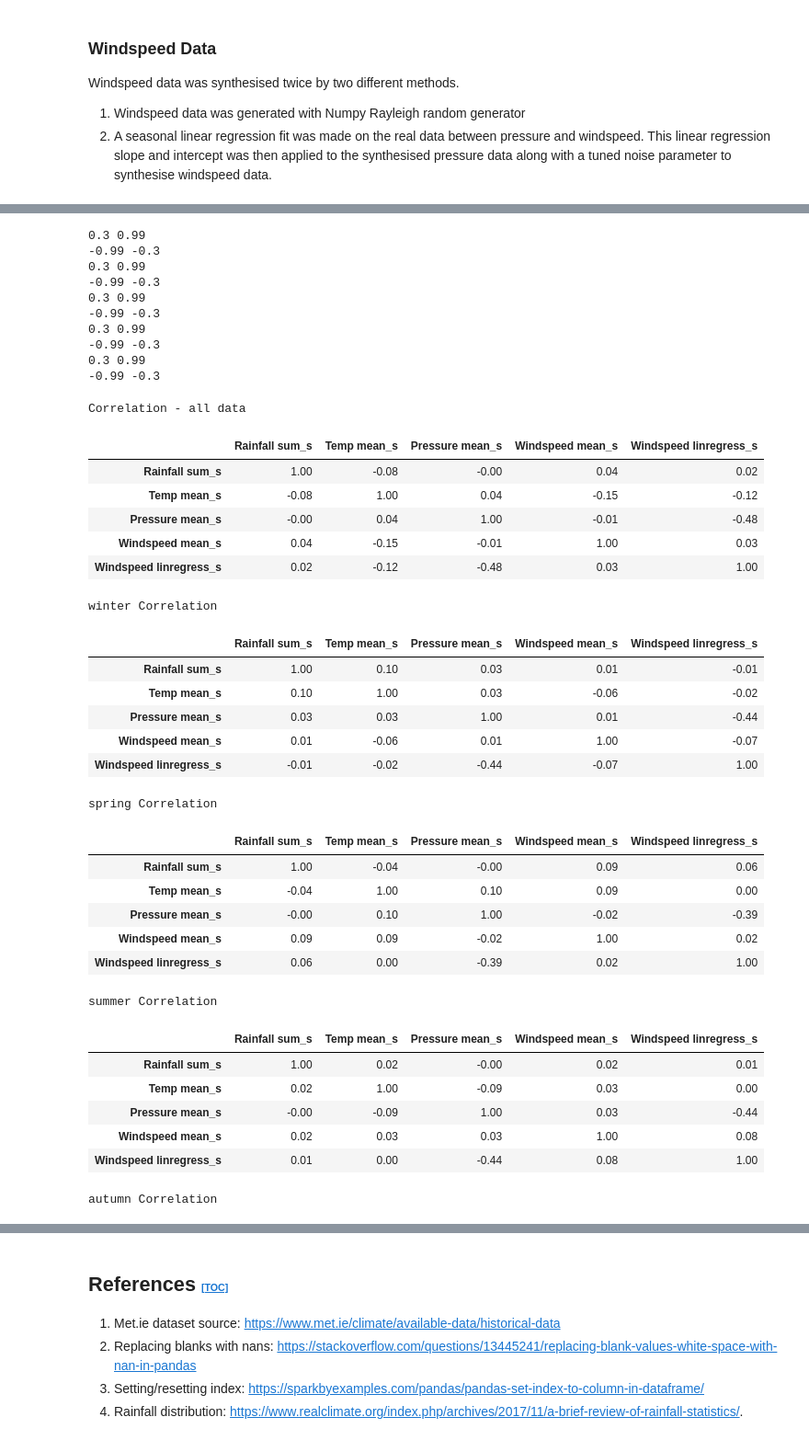
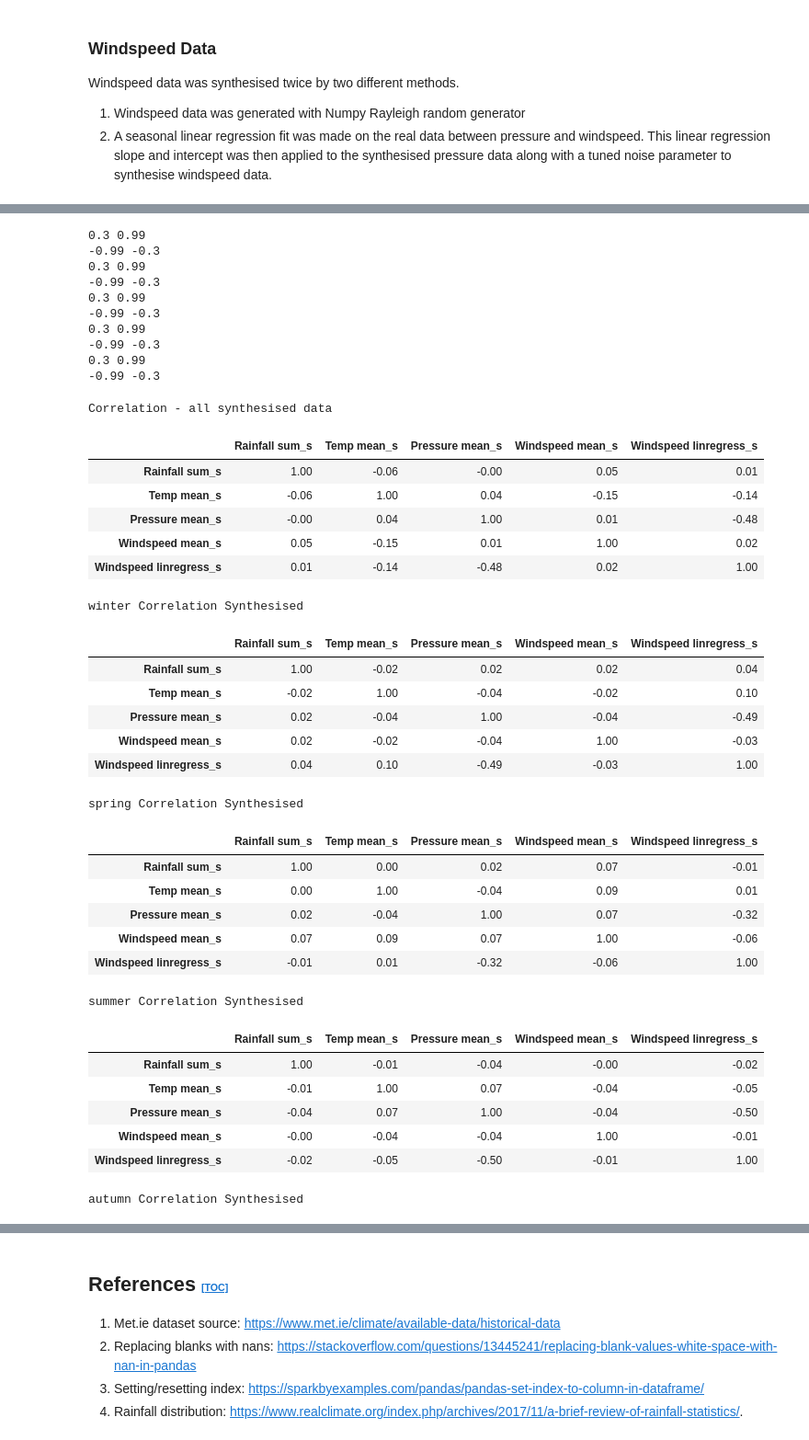
Before and after one commit to Eilis9/PfDA_Project1, a Jupyter notebook: met_athenry.ipynb, the cells around one changed output, grey strips where cells are left out. Shown at 92% size. Saved outputs shown, nothing was run; the diff lists cells and outputs as text; code cells hidden in the pictures.

```diff
--- a/met_athenry.ipynb
+++ b/met_athenry.ipynb
@@ -609,7 +609,7 @@ for i, season in enumerate(class_names):
   axs[ax_list[i]].plot(mydata_agg_i['Pressure mean'], res_ws.intercept + res_ws.slope*mydata_agg_i['Pressure mean'], 'r', label='linear fitted line')
   axs[ax_list[i]].set_ylabel("Mean windspeed (Kts)")
   axs[ax_list[i]].set_xlabel("Mean Pressure (hPa)")
-  axs[ax_list[i]].set_title(season, font)
+  axs[ax_list[i]].set_title(season, fontsize='12')
   axs[ax_list[i]].legend()
 
 
@@ -1060,65 +1060,65 @@ corr_styler_list = []
 # For some reason, having to force everything to floats
 met_data_synth[['Rainfall sum_s', 'Temp mean_s', 'Pressure mean_s', 'Windspeed mean_s', 'Windspeed linregress_s']] = met_data_synth[['Rainfall sum_s', 'Temp mean_s', 'Pressure mean_s', 'Windspeed mean_s',  'Windspeed linregress_s']].astype(float)
 df_corr =  get_corr(met_data_synth.drop(columns = ["season"]))
-df_styler = my_styler(df_corr, 2,  "Correlation - all data")
+df_styler = my_styler(df_corr, 2,  "Correlation - all synthesised data")
 df_styler = styler_highlight_between(df_styler, 0.3, 0.99)
 df_styler = styler_highlight_between(df_styler, -0.99, -0.3)
 corr_styler_list = [df_styler]
 
 # Get correlation matrices for the 4 seasons and display
 for i, item in enumerate(class_names):
     # Extract the data related to one season
     season_data = met_data_synth[met_data_synth["season"] == item].copy()
     # Strip the class column before passing to function
     season_data.drop(columns = ["season"], inplace=True)
     # For some reason, having to force everything to floats
     season_data[['Rainfall sum_s', 'Temp mean_s', 'Pressure mean_s', 'Windspeed mean_s', 'Windspeed linregress_s']] = season_data[['Rainfall sum_s', 'Temp mean_s', 'Pressure mean_s', 'Windspeed mean_s', 'Windspeed linregress_s']].astype(float)
     df_corr = get_corr(season_data)
-    df_styler = my_styler(df_corr, 2, item + " Correlation")
+    df_styler = my_styler(df_corr, 2, item + " Correlation Synthesised")
     df_styler = styler_highlight_between(df_styler, 0.3, 0.99)
     df_styler = styler_highlight_between(df_styler, -0.99, -0.3)
     corr_styler_list.append(df_styler)
 
 for item in corr_styler_list:
     display(item)
 # %% [output]
 0.3 0.99
 -0.99 -0.3
 0.3 0.99
 -0.99 -0.3
 0.3 0.99
 -0.99 -0.3
 0.3 0.99
 -0.99 -0.3
 0.3 0.99
 -0.99 -0.3
-Correlation - all data
+Correlation - all synthesised data
 |  | Rainfall sum_s | Temp mean_s | Pressure mean_s | Windspeed mean_s | Windspeed linregress_s |
-| Rainfall sum_s | 1.00 | -0.08 | -0.00 | 0.04 | 0.02 |
-| Temp mean_s | -0.08 | 1.00 | 0.04 | -0.15 | -0.12 |
-| Pressure mean_s | -0.00 | 0.04 | 1.00 | -0.01 | -0.48 |
-| Windspeed mean_s | 0.04 | -0.15 | -0.01 | 1.00 | 0.03 |
-| Windspeed linregress_s | 0.02 | -0.12 | -0.48 | 0.03 | 1.00 |
+| Rainfall sum_s | 1.00 | -0.06 | -0.00 | 0.05 | 0.01 |
+| Temp mean_s | -0.06 | 1.00 | 0.04 | -0.15 | -0.14 |
+| Pressure mean_s | -0.00 | 0.04 | 1.00 | 0.01 | -0.48 |
+| Windspeed mean_s | 0.05 | -0.15 | 0.01 | 1.00 | 0.02 |
+| Windspeed linregress_s | 0.01 | -0.14 | -0.48 | 0.02 | 1.00 |
-winter Correlation
+winter Correlation Synthesised
 |  | Rainfall sum_s | Temp mean_s | Pressure mean_s | Windspeed mean_s | Windspeed linregress_s |
-| Rainfall sum_s | 1.00 | 0.10 | 0.03 | 0.01 | -0.01 |
-| Temp mean_s | 0.10 | 1.00 | 0.03 | -0.06 | -0.02 |
-| Pressure mean_s | 0.03 | 0.03 | 1.00 | 0.01 | -0.44 |
-| Windspeed mean_s | 0.01 | -0.06 | 0.01 | 1.00 | -0.07 |
-| Windspeed linregress_s | -0.01 | -0.02 | -0.44 | -0.07 | 1.00 |
+| Rainfall sum_s | 1.00 | -0.02 | 0.02 | 0.02 | 0.04 |
+| Temp mean_s | -0.02 | 1.00 | -0.04 | -0.02 | 0.10 |
+| Pressure mean_s | 0.02 | -0.04 | 1.00 | -0.04 | -0.49 |
+| Windspeed mean_s | 0.02 | -0.02 | -0.04 | 1.00 | -0.03 |
+| Windspeed linregress_s | 0.04 | 0.10 | -0.49 | -0.03 | 1.00 |
-spring Correlation
+spring Correlation Synthesised
 |  | Rainfall sum_s | Temp mean_s | Pressure mean_s | Windspeed mean_s | Windspeed linregress_s |
-| Rainfall sum_s | 1.00 | -0.04 | -0.00 | 0.09 | 0.06 |
-| Temp mean_s | -0.04 | 1.00 | 0.10 | 0.09 | 0.00 |
-| Pressure mean_s | -0.00 | 0.10 | 1.00 | -0.02 | -0.39 |
-| Windspeed mean_s | 0.09 | 0.09 | -0.02 | 1.00 | 0.02 |
-| Windspeed linregress_s | 0.06 | 0.00 | -0.39 | 0.02 | 1.00 |
+| Rainfall sum_s | 1.00 | 0.00 | 0.02 | 0.07 | -0.01 |
+| Temp mean_s | 0.00 | 1.00 | -0.04 | 0.09 | 0.01 |
+| Pressure mean_s | 0.02 | -0.04 | 1.00 | 0.07 | -0.32 |
+| Windspeed mean_s | 0.07 | 0.09 | 0.07 | 1.00 | -0.06 |
+| Windspeed linregress_s | -0.01 | 0.01 | -0.32 | -0.06 | 1.00 |
-summer Correlation
+summer Correlation Synthesised
 |  | Rainfall sum_s | Temp mean_s | Pressure mean_s | Windspeed mean_s | Windspeed linregress_s |
-| Rainfall sum_s | 1.00 | 0.02 | -0.00 | 0.02 | 0.01 |
-| Temp mean_s | 0.02 | 1.00 | -0.09 | 0.03 | 0.00 |
-| Pressure mean_s | -0.00 | -0.09 | 1.00 | 0.03 | -0.44 |
-| Windspeed mean_s | 0.02 | 0.03 | 0.03 | 1.00 | 0.08 |
-| Windspeed linregress_s | 0.01 | 0.00 | -0.44 | 0.08 | 1.00 |
+| Rainfall sum_s | 1.00 | -0.01 | -0.04 | -0.00 | -0.02 |
+| Temp mean_s | -0.01 | 1.00 | 0.07 | -0.04 | -0.05 |
+| Pressure mean_s | -0.04 | 0.07 | 1.00 | -0.04 | -0.50 |
+| Windspeed mean_s | -0.00 | -0.04 | -0.04 | 1.00 | -0.01 |
+| Windspeed linregress_s | -0.02 | -0.05 | -0.50 | -0.01 | 1.00 |
-autumn Correlation
+autumn Correlation Synthesised
 |  | Rainfall sum_s | Temp mean_s | Pressure mean_s | Windspeed mean_s | Windspeed linregress_s |
```
Also changed, not shown: parts of 7 cells of this notebook, 1 other file.
